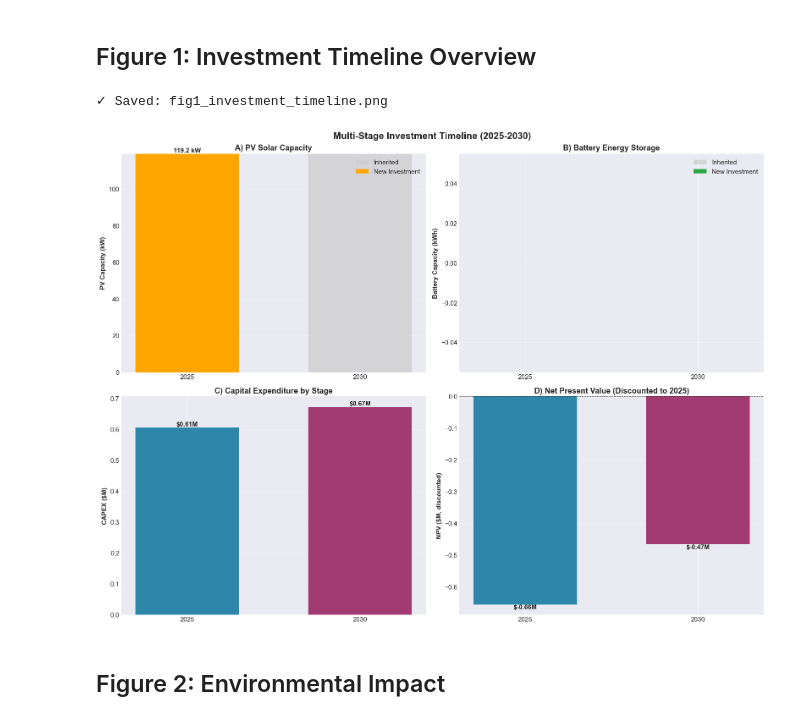
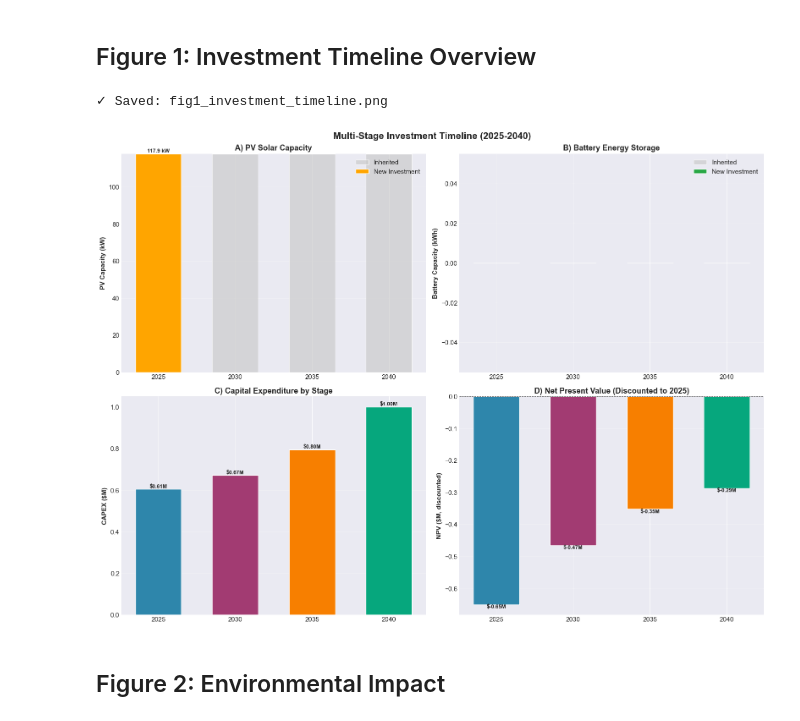
Before and after one commit to ArnoClaude/STRIDE, a Jupyter notebook: notebooks/02_test_2_stage/02_test_2_stage.ipynb, the cells around one changed output. Cells and saved outputs as stored; diff of their text form; code cells hidden in the pictures.

```diff
--- a/notebooks/02_test_2_stage/02_test_2_stage.ipynb
+++ b/notebooks/02_test_2_stage/02_test_2_stage.ipynb
@@ -9,20 +9,23 @@ repo = Path("/Users/arnoclaude/Documents/TUM/Thesis/STRIDE")
 notebook_output = repo / "notebooks" / "02_test_2_stage" / "output"
 notebook_output.mkdir(exist_ok=True, parents=True)
 
+# Define stages for this test
+stages = [2025, 2030, 2035, 2040]
+
 print(f"✓ Output directory: {notebook_output}")
 print()
-print("Testing multi-stage optimizer with realistic CO2 constraints:")
-print("  - CO2 limit: 500 kg (2025) → 420 kg (2030) [decarbonization pathway]")
+print("Testing multi-stage optimizer with realistic CO2 constraints (4 stages):")
+print(f"  - Stages: {' → '.join(map(str, stages))} ({stages[-1] - stages[0]}-year horizon)")
+print(f"  - CO2 limit: 500 kg (2025) → 340 kg (2040) [decarbonization pathway]")
 print("  - Technology cost curves: PV -5%/yr, ESS -8%/yr")
-print("  - Fleet demand growth: +10%/yr")
+print("  - Fleet demand growth: +10%/yr (30k → 70k vehicles)")
 print("  - ESS size_existing: 0 Wh (no battery, must invest)")
-print("  - Fleet size: 15 BEVs (3x original, growing demand)")
 print("  - Grid size_existing: 0 W (must invest)")
 print()
 
-# Create 2-stage optimizer with REALISTIC test scenario
+# Create 4-stage optimizer with REALISTIC test scenario
 optimizer = SequentialStageOptimizer(
-    stages=[2025, 2030],
+    stages=stages,
     template_scenario_path=repo / "revoletion/example/scenarios_multi_stage_realistic.csv",
     settings_path=repo / "revoletion/example/settings.csv",
     revoletion_dir=repo / "revoletion",
@@ -116,18 +119,18 @@ else:
 ## Figure 1: Investment Timeline Overview
 # %%
 fig, axes = plt.subplots(2, 2, figsize=(16, 12))
-fig.suptitle('Multi-Stage Investment Timeline (2025-2030)', fontsize=16, fontweight='bold')
+fig.suptitle('Multi-Stage Investment Timeline (2025-2040)', fontsize=16, fontweight='bold')
 
-stages = [2025, 2030]
-colors = {'2025': '#2E86AB', '2030': '#A23B72'}
+stages = [2025, 2030, 2035, 2040]
+colors = {'2025': '#2E86AB', '2030': '#A23B72', '2035': '#F77F00', '2040': '#06A77D'}
 x = np.arange(len(stages))
 width = 0.6
 
 # ========== Plot 1: PV Capacity Evolution ==========
 ax = axes[0, 0]
-pv_total = [results['2025']['pv_size_total']/1000, results['2030']['pv_size_total']/1000]
-pv_new = [results['2025']['pv_size_invest']/1000, results['2030']['pv_size_invest']/1000]
-pv_existing = [0, results['2025']['pv_size_total']/1000]
+pv_total = [results[str(year)]['pv_size_total']/1000 for year in stages]
+pv_new = [results[str(year)]['pv_size_invest']/1000 if results[str(year)]['pv_size_invest'] else 0 for year in stages]
+pv_existing = [0] + [results[str(stages[i])]['pv_size_total']/1000 for i in range(len(stages)-1)]
 
 ax.bar(x, pv_existing, width, label='Inherited', color='#cccccc', alpha=0.7)
 ax.bar(x, pv_new, width, bottom=pv_existing, label='New Investment', color='#FFA500')
@@ -139,16 +142,14 @@ ax.legend()
 ax.grid(axis='y', alpha=0.3)
 
 for i, (new, total) in enumerate(zip(pv_new, pv_total)):
-    if new > 0:
-        ax.text(i, total, f'{total:.1f} kW', ha='center', va='bottom', fontweight='bold')
+    if new > 0.1:  # Only show label if significant investment
+        ax.text(i, total, f'{total:.1f} kW', ha='center', va='bottom', fontweight='bold', fontsize=9)
 
 # ========== Plot 2: Battery Capacity Evolution ==========
 ax = axes[0, 1]
-ess_total = [results['2025']['ess_size_total']/1000 if results['2025']['ess_size_total'] else 0,
-             results['2030']['ess_size_total']/1000 if results['2030']['ess_size_total'] else 0]
-ess_new = [results['2025']['ess_size_invest']/1000 if results['2025']['ess_size_invest'] else 0,
-           results['2030']['ess_size_invest']/1000 if results['2030']['ess_size_invest'] else 0]
-ess_existing = [0, results['2025']['ess_size_total']/1000 if results['2025']['ess_size_total'] else 0]
+ess_total = [results[str(year)]['ess_size_total']/1000 if results[str(year)]['ess_size_total'] else 0 for year in stages]
+ess_new = [results[str(year)]['ess_size_invest']/1000 if results[str(year)]['ess_size_invest'] else 0 for year in stages]
+ess_existing = [0] + [results[str(stages[i])]['ess_size_total']/1000 if results[str(stages[i])]['ess_size_total'] else 0 for i in range(len(stages)-1)]
 
 ax.bar(x, ess_existing, width, label='Inherited', color='#cccccc', alpha=0.7)
 ax.bar(x, ess_new, width, bottom=ess_existing, label='New Investment', color='#28a745')
@@ -160,47 +161,47 @@ ax.legend()
 ax.grid(axis='y', alpha=0.3)
 
 for i, (new, total) in enumerate(zip(ess_new, ess_total)):
-    if total > 0:
-        ax.text(i, total, f'{total:.1f} kWh', ha='center', va='bottom', fontweight='bold')
+    if total > 0.1:  # Only show label if storage exists
+        ax.text(i, total, f'{total:.1f} kWh', ha='center', va='bottom', fontweight='bold', fontsize=9)
 
 # ========== Plot 3: CAPEX by Stage ==========
 ax = axes[1, 0]
-capex_values = [results['2025']['capex_prj'], results['2030']['capex_prj']]
-bars = ax.bar(x, [c/1e6 for c in capex_values], width, color=[colors['2025'], colors['2030']])
+capex_values = [results[str(year)]['capex_prj'] for year in stages]
+bars = ax.bar(x, [c/1e6 for c in capex_values], width, color=[colors[str(year)] for year in stages])
 ax.set_ylabel('CAPEX ($M)', fontweight='bold')
 ax.set_title('C) Capital Expenditure by Stage', fontweight='bold')
 ax.set_xticks(x)
 ax.set_xticklabels(stages)
 ax.grid(axis='y', alpha=0.3)
 
 for i, bar in enumerate(bars):
     height = bar.get_height()
     ax.text(bar.get_x() + bar.get_width()/2., height,
-            f'${height:.2f}M', ha='center', va='bottom', fontweight='bold')
+            f'${height:.2f}M', ha='center', va='bottom', fontweight='bold', fontsize=9)
 
 # ========== Plot 4: NPV by Stage (Discounted) ==========
 ax = axes[1, 1]
-npv_values = [results['2025']['npv_discounted'], results['2030']['npv_discounted']]
-bars = ax.bar(x, [n/1e6 for n in npv_values], width, color=[colors['2025'], colors['2030']])
+npv_values = [results[str(year)]['npv_discounted'] for year in stages]
+bars = ax.bar(x, [n/1e6 for n in npv_values], width, color=[colors[str(year)] for year in stages])
 ax.set_ylabel('NPV ($M, discounted)', fontweight='bold')
 ax.set_title('D) Net Present Value (Discounted to 2025)', fontweight='bold')
 ax.set_xticks(x)
 ax.set_xticklabels(stages)
 ax.axhline(y=0, color='black', linestyle='--', linewidth=0.8, alpha=0.5)
 ax.grid(axis='y', alpha=0.3)
 
 for i, bar in enumerate(bars):
     height = bar.get_height()
     ax.text(bar.get_x() + bar.get_width()/2., height,
-            f'${height:.2f}M', ha='center', va='top' if height < 0 else 'bottom', fontweight='bold')
+            f'${height:.2f}M', ha='center', va='top' if height < 0 else 'bottom', fontweight='bold', fontsize=9)
 
 plt.tight_layout()
 plt.savefig(fig_dir / 'fig1_investment_timeline.png', dpi=300, bbox_inches='tight')
 print(f"✓ Saved: fig1_investment_timeline.png")
 plt.show()
 # %% [output]
 ✓ Saved: fig1_investment_timeline.png
-[figure, old version]
+[figure, new version]
 # %% [markdown]
 ## Figure 2: Environmental Impact
 # %%
```
Also changed, not shown: parts of 11 cells of this notebook, 2 other files.
